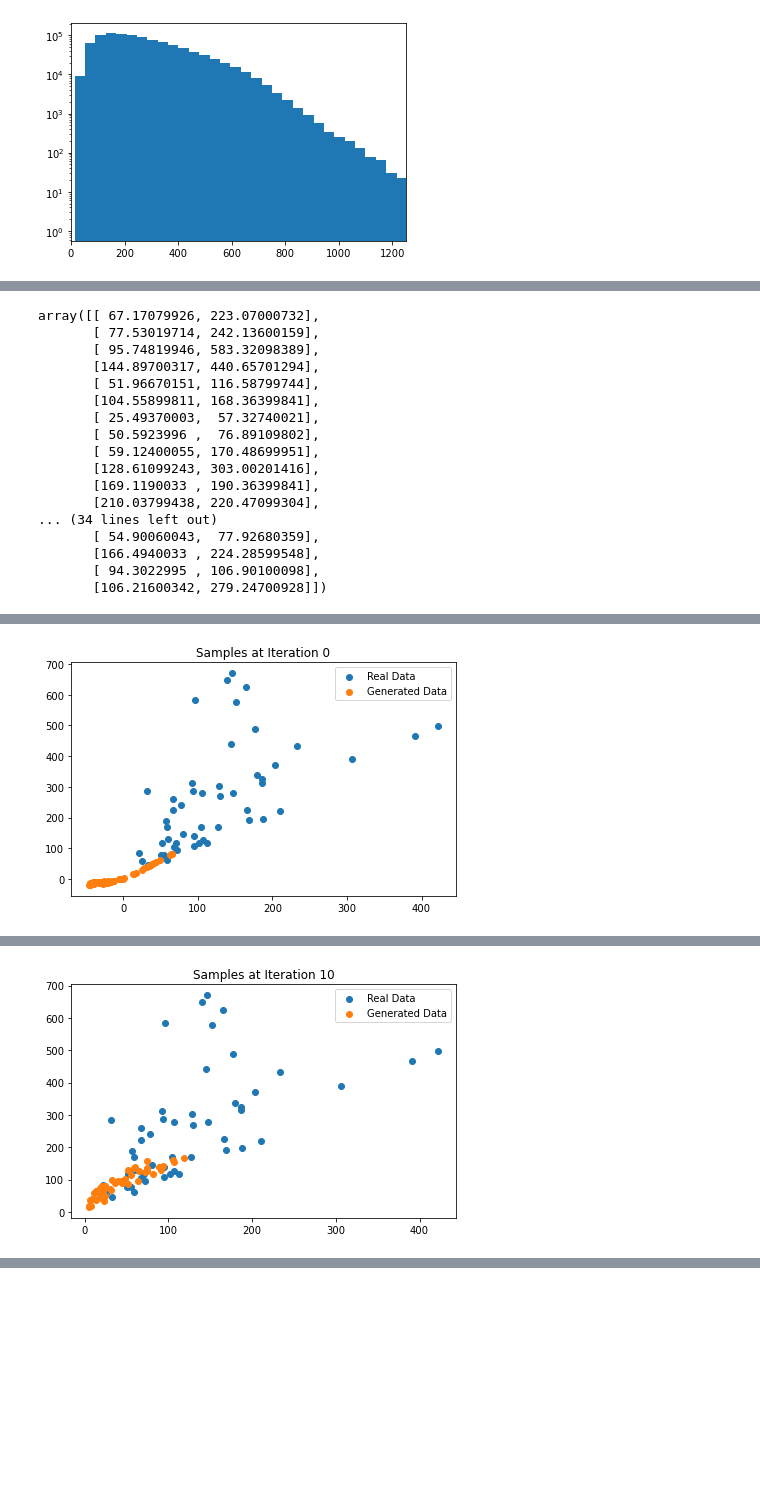
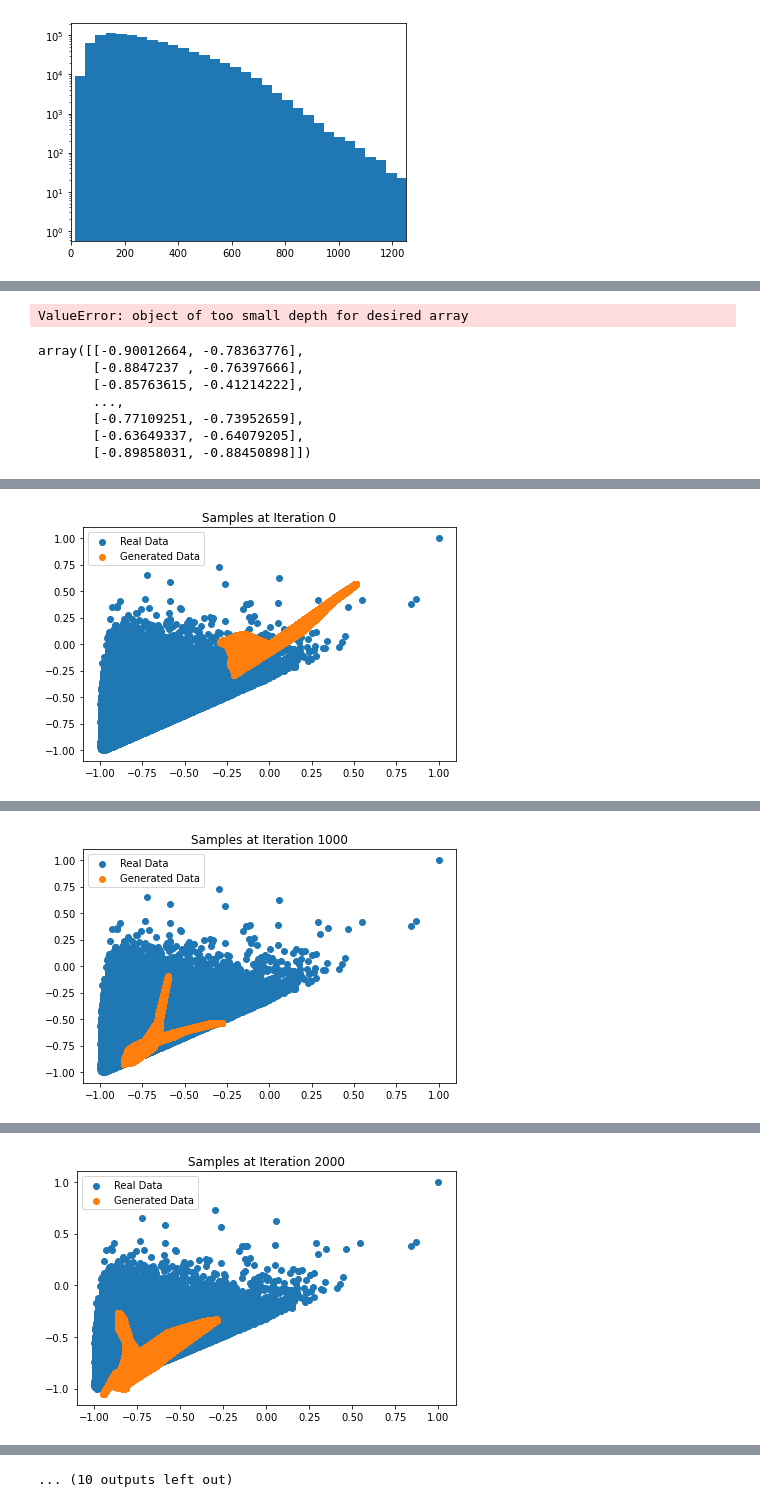
Before and after one commit to VinceLing0529/Anomaly-Detection, a Jupyter notebook: GAN 2d.ipynb, the cells around one changed output, grey strips where cells are left out. Saved outputs shown, nothing was run; the diff lists cells and outputs as text; code cells hidden in the pictures; blank space fills up the shorter version.

```diff
--- a/GAN 2d.ipynb
+++ b/GAN 2d.ipynb
@@ -77,7 +77,7 @@ plt.hist(maxmass_herwig,bins=50)
  <a list of 50 Patch objects>)
 [figure]
 # %%
-num=50
+num=500000
 # %%
 hist=plt.hist(minmass_herwig[0:num],bins=50)
 # %% [output]
@@ -108,0 +89,8 @@ array([[223.07000732],
+# %%
+from sklearn.preprocessing import MinMaxScaler
+
+scaler1 = MinMaxScaler((-1,1)).fit(B1)
+B1 = scaler1.transform(B1)
+
+scaler2 = MinMaxScaler((-1,1)).fit(B2)
+B2 = scaler2.transform(B2)
@@ -109,25 +101,19 @@ array([[223.07000732],
+# %%
+B2D = np.digitize(maxmass_herwig[0:num], 100)
+# %% [output]
+ValueError: object of too small depth for desired array
 # %%
 combined = np.column_stack((B1, B2))
 # %%
 combined
 # %% [output]
-array([[ 67.17079926, 223.07000732],
-       [ 77.53019714, 242.13600159],
-       [ 95.74819946, 583.32098389],
-       [144.89700317, 440.65701294],
-       [ 51.96670151, 116.58799744],
-       [104.55899811, 168.36399841],
-       [ 25.49370003,  57.32740021],
-       [ 50.5923996 ,  76.89109802],
-       [ 59.12400055, 170.48699951],
-       [128.61099243, 303.00201416],
-       [169.1190033 , 190.36399841],
-       [210.03799438, 220.47099304],
-... (34 lines left out)
-       [ 54.90060043,  77.92680359],
-       [166.4940033 , 224.28599548],
-       [ 94.3022995 , 106.90100098],
-       [106.21600342, 279.24700928]])
+array([[-0.90012664, -0.78363776],
+       [-0.8847237 , -0.76397666],
+       [-0.85763615, -0.41214222],
+       ...,
+       [-0.77109251, -0.73952659],
+       [-0.63649337, -0.64079205],
+       [-0.89858031, -0.88450898]])
 # %%
 import numpy as np
 import tensorflow.compat.v1 as tf
@@ -143,7 +129,7 @@ def get_y(x):
 
 
 def sample_Z(m, n):
-    return np.random.uniform(0., 300., size=[m, n])
+    return np.random.uniform(-1., 1., size=[m, n])
 
 def generator(Z,hsize=[16, 16],reuse=False):
     with tf.variable_scope("GAN/Generator",reuse=reuse):
@@ -210,7 +196,7 @@ for i in range(10001):
     print ("Iterations: %d\t Discriminator loss: %.4f\t Generator loss: %.4f"%(i,dloss,gloss))
     if i%10 == 0:
         f.write("%d,%f,%f\n"%(i,dloss,gloss))
-    if i%10 == 0:
+    if i%1000 == 0:
         plt.figure()
         g_plot = sess.run(G_sample, feed_dict={Z: Z_batch})
         xax = plt.scatter(x_plot[:,0], x_plot[:,1])
@@ -227 +213 @@ Iterations: 0    Discriminator loss: 10.3968     Generator loss: 8.9097
-[figure, old version]
+[figure, new version]
@@ -238 +231 @@ Iterations: 10   Discriminator loss: 1.0467      Generator loss: 0.2640
-[figure, old version]
+[figure, new version]
@@ -240,0 +249 @@ Iterations: 12   Discriminator loss: 1.0864      Generator loss: 0.3093
+[figure, added]
@@ -240,0 +304 @@ Iterations: 12   Discriminator loss: 1.0864      Generator loss: 0.3093
+... (10 outputs left out)
```
Also changed, not shown: parts of 11 cells of this notebook.
